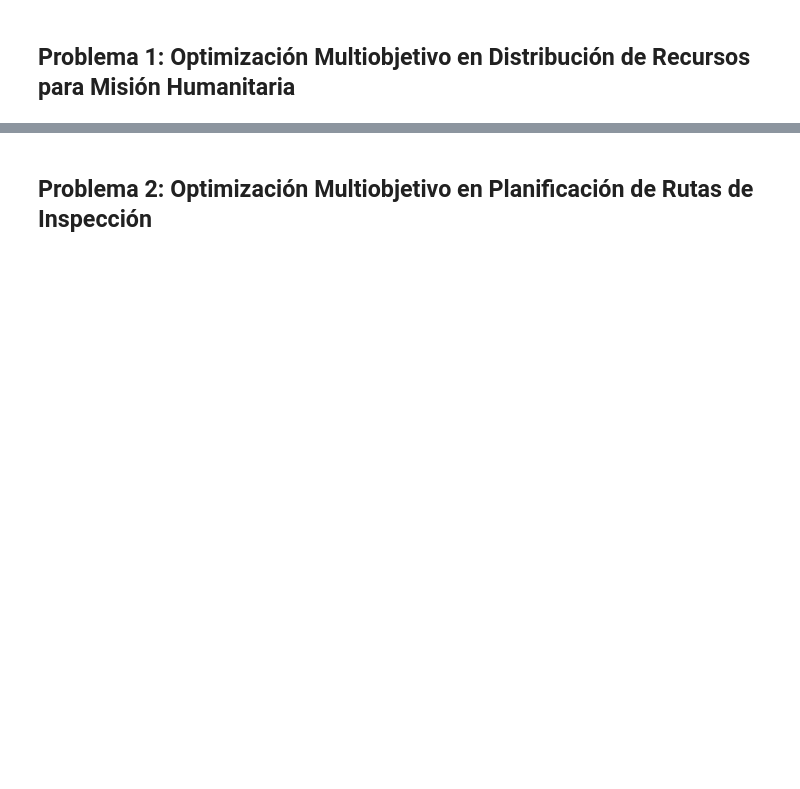
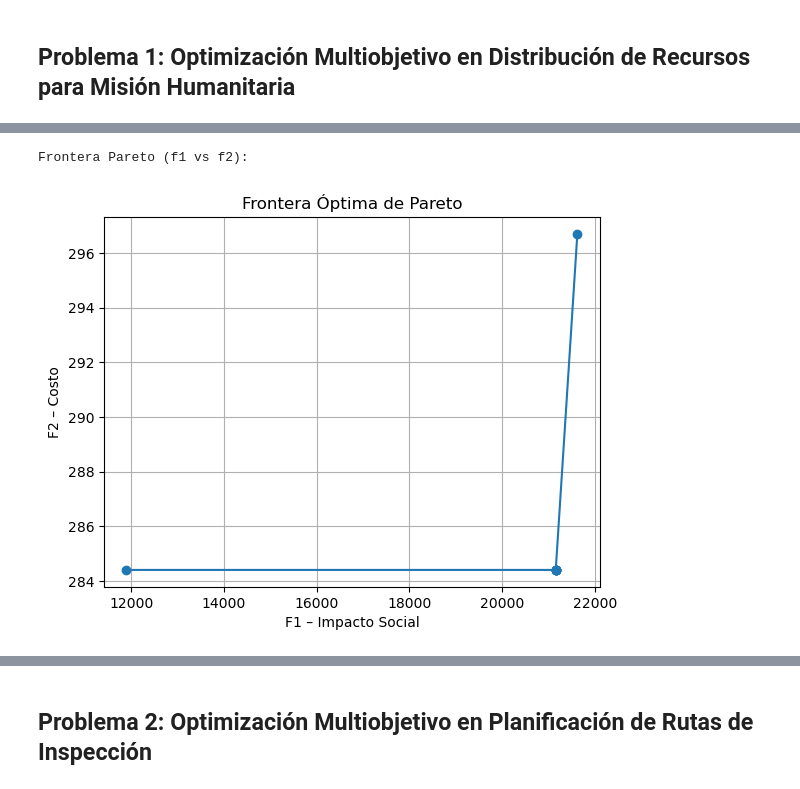
Before and after one commit to SuperEquipoEstrella/MOS-Lab5, a Jupyter notebook: lab5.ipynb, the cells around one changed output, grey strips where cells are left out. Drawn from its saved outputs; the diff is of its cells as text; code cells hidden in the pictures; blank space fills up the shorter version.

```diff
--- a/lab5.ipynb
+++ b/lab5.ipynb
@@ -2,0 +423,11 @@
+# %%
+# Eliminar componentes
+def delete_component(Model, comp_name):
+    list_del = [vr for vr in vars(Model)
+                if comp_name == vr
+                or vr.startswith(comp_name + '_index')
+                or vr.startswith(comp_name + '_domain')]
+    list_del_str = ', '.join(list_del)
+
+    for kk in list_del:
+        Model.del_component(kk)
@@ -2,0 +554,14 @@
+# %%
+# 2) Calcula extremos f1/f2
+def calcularextremos():
+    extremos = {}
+    for nombre, expr in [('f1', lambda m: m.f1), ('f2', lambda m: m.f2)]:
+        for ext in ['min','max']:
+            m = construir_modelo_base()
+            sense = minimize if ext=='min' else maximize
+            m.Obj = Objective(expr=expr(m), sense=sense)
+            solver_name = "gurobi"
+            solver = pyo.SolverFactory(solver_name+"nl", executable=modules.find(solver_name), solve_io="nl")
+            result = solver.solve(m, tee=False)
+            extremos[f"{nombre}{ext}"] = value(expr(m))
+    return extremos
@@ -2,0 +621,12 @@
+# %%
+# Frente de pareto
+print("\nFrontera Pareto (f1 vs f2):")
+plt.plot(f1_vec, f2_vec, 'o-')
+plt.title('Frontera Óptima de Pareto')
+plt.xlabel('F1 – Impacto Social')
+plt.ylabel('F2 – Costo')
+plt.grid(True)
+plt.show()
+# %% [output]
+Frontera Pareto (f1 vs f2):
+[figure, added]
```
Also changed, not shown: parts of 20 cells of this notebook, 1 other file.
